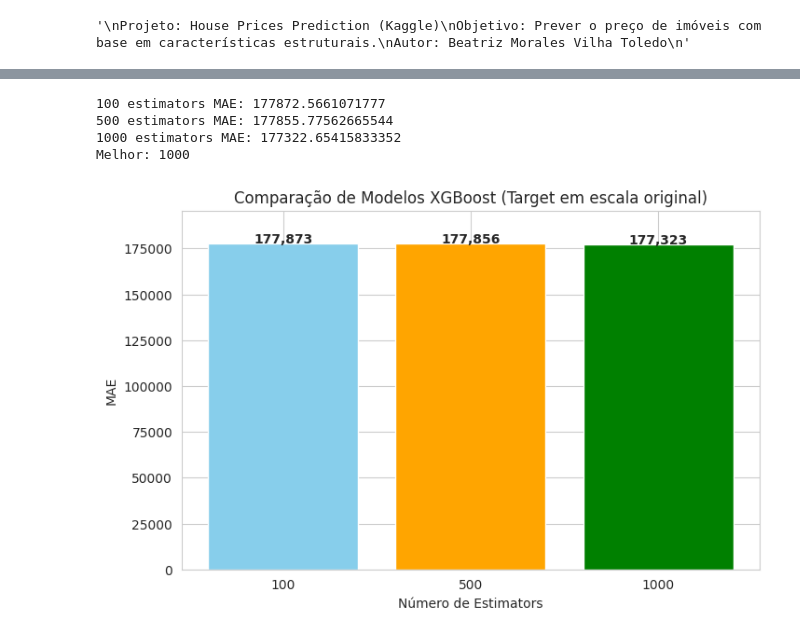
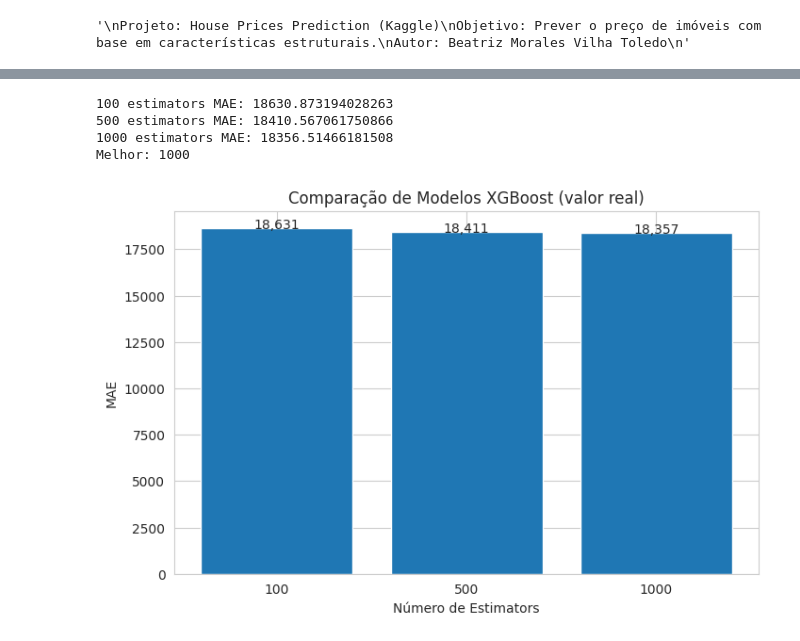
Before and after one commit to beatrizmvtoledo11/house-prices-ml, a Jupyter notebook: 02_final_model_house_prices.ipynb, the cells around one changed output, grey strips where cells are left out. Drawn from its saved outputs; the diff is of its cells as text; code cells hidden in the pictures.

```diff
--- a/02_final_model_house_prices.ipynb
+++ b/02_final_model_house_prices.ipynb
@@ -212,0 +181,14 @@ Random Forest MAE (valor real): 17860.057311553894
+# %%
+#FEATURE ENGINEERING
+from src.data import preprocess_data
+
+X_train, X_valid, X_test = preprocess_data(
+    X_train,
+    X_valid,
+    X_test_raw
+)
+
+print("Após encoding:")
+print("Treino:", X_train.shape)
+print("Validação:", X_valid.shape)
+print("Teste:", X_test.shape)
@@ -238,45 +316,61 @@ XGBoost MAE (valor real): 15419.831442637
 # %%
 #EXPERIMENTAR
+# EXPERIMENTAÇÃO XGBOOST
+
+from src.utils import invert_log
+
 models = {
-    "100": XGBRegressor(n_estimators=100, learning_rate=0.05),
-    "500": XGBRegressor(n_estimators=500, learning_rate=0.05),
-    "1000": XGBRegressor(n_estimators=1000, learning_rate=0.05)
+    "100": XGBRegressor(n_estimators=100, learning_rate=0.05, random_state=0),
+    "500": XGBRegressor(n_estimators=500, learning_rate=0.05, random_state=0),
+    "1000": XGBRegressor(n_estimators=1000, learning_rate=0.05, random_state=0)
 }
 
 results = {}
 
 for name, model in models.items():
     model.fit(X_train, y_train)
-    preds_log = model.predict(X_valid)
-    mae = mean_absolute_error(preds, y_valid)
-    preds = np.expm1(preds_log)  # expm1 = exp(x) - 1
-    mae = mean_absolute_error(y_valid, preds)  # agora MAE é na escala origina
+
+    preds = model.predict(X_valid)
+
+    # converter para valor real
+    preds_real = invert_log(preds)
+    y_valid_real = invert_log(y_valid)
+
+    mae = mean_absolute_error(preds_real, y_valid_real)
 
     results[name] = mae
     print(f"{name} estimators MAE: {mae}")
 
+# melhor modelo
 best_model = min(results, key=results.get)
 print("Melhor:", best_model)
+
+# treinar modelo final
 final_model = models[best_model]
 final_model.fit(X_train, y_train)
-preds_test_log = final_model.predict(X_test)
-preds_test = np.expm1(preds_test_log)  # converter para escala original
 
+# previsão no teste
+preds_test = final_model.predict(X_test)
+preds_test_real = invert_log(preds_test)
+
+# gráfico
 plt.figure(figsize=(8,5))
-plt.bar(results.keys(), results.values(), color=['skyblue', 'orange', 'green'])
-plt.title("Comparação de Modelos XGBoost (Target em escala original)")
+plt.bar(results.keys(), results.values())
+
+plt.title("Comparação de Modelos XGBoost (valor real)")
 plt.xlabel("Número de Estimators")
 plt.ylabel("MAE")
-plt.ylim(0, max(results.values())*1.1)
+
 for i, v in enumerate(results.values()):
-    plt.text(i, v + 100, f"{v:,.0f}", ha='center', fontweight='bold')
+    plt.text(i, v, f"{v:,.0f}", ha='center')
+
 plt.show()
 # %% [output]
-100 estimators MAE: 177872.5661071777
-500 estimators MAE: 177855.77562665544
-1000 estimators MAE: 177322.65415833352
+100 estimators MAE: 18630.873194028263
+500 estimators MAE: 18410.567061750866
+1000 estimators MAE: 18356.51466181508
 Melhor: 1000
-[figure, old version]
+[figure, new version]
 # %%
 #SUBMISSÃO
 output = pd.DataFrame({
```
Also changed, not shown: parts of 19 cells of this notebook.
